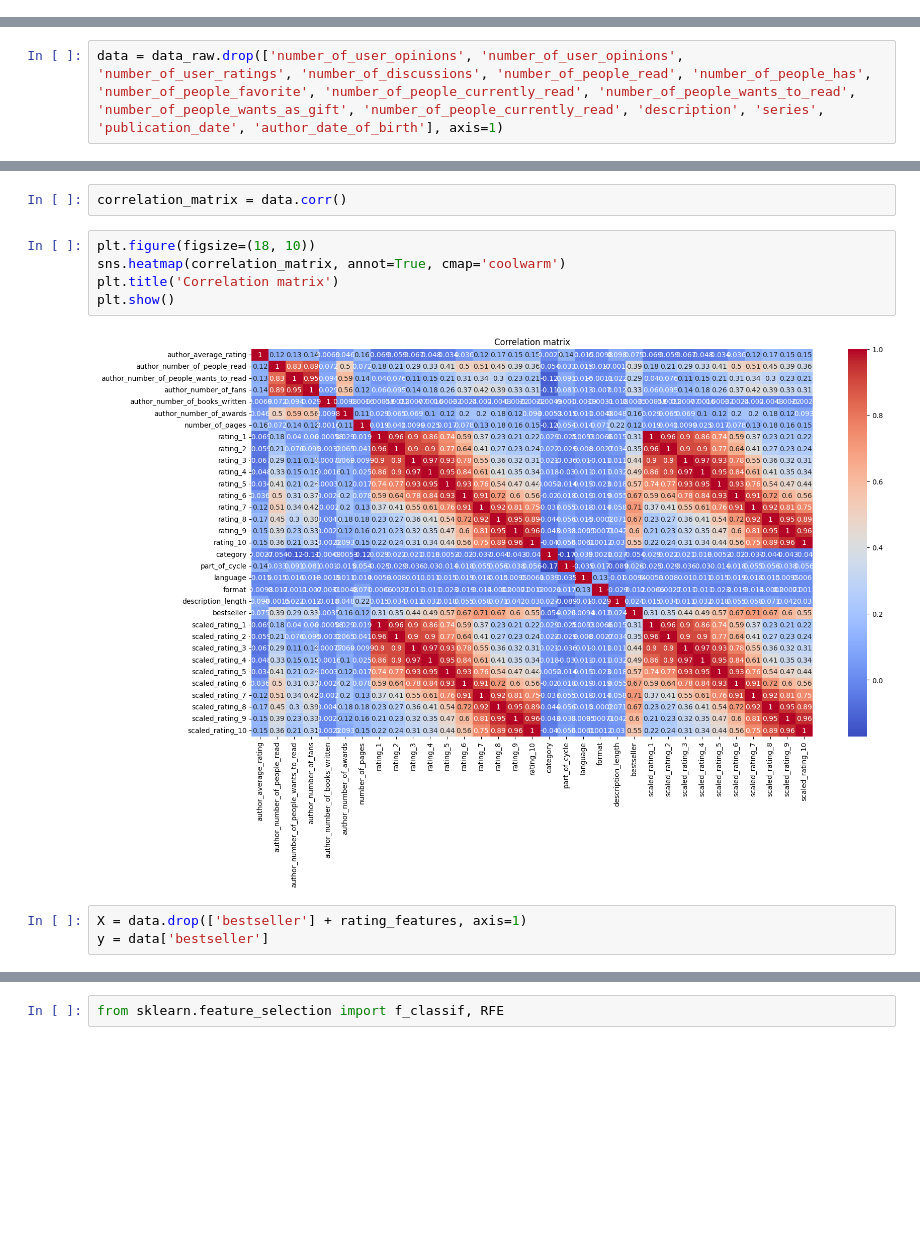
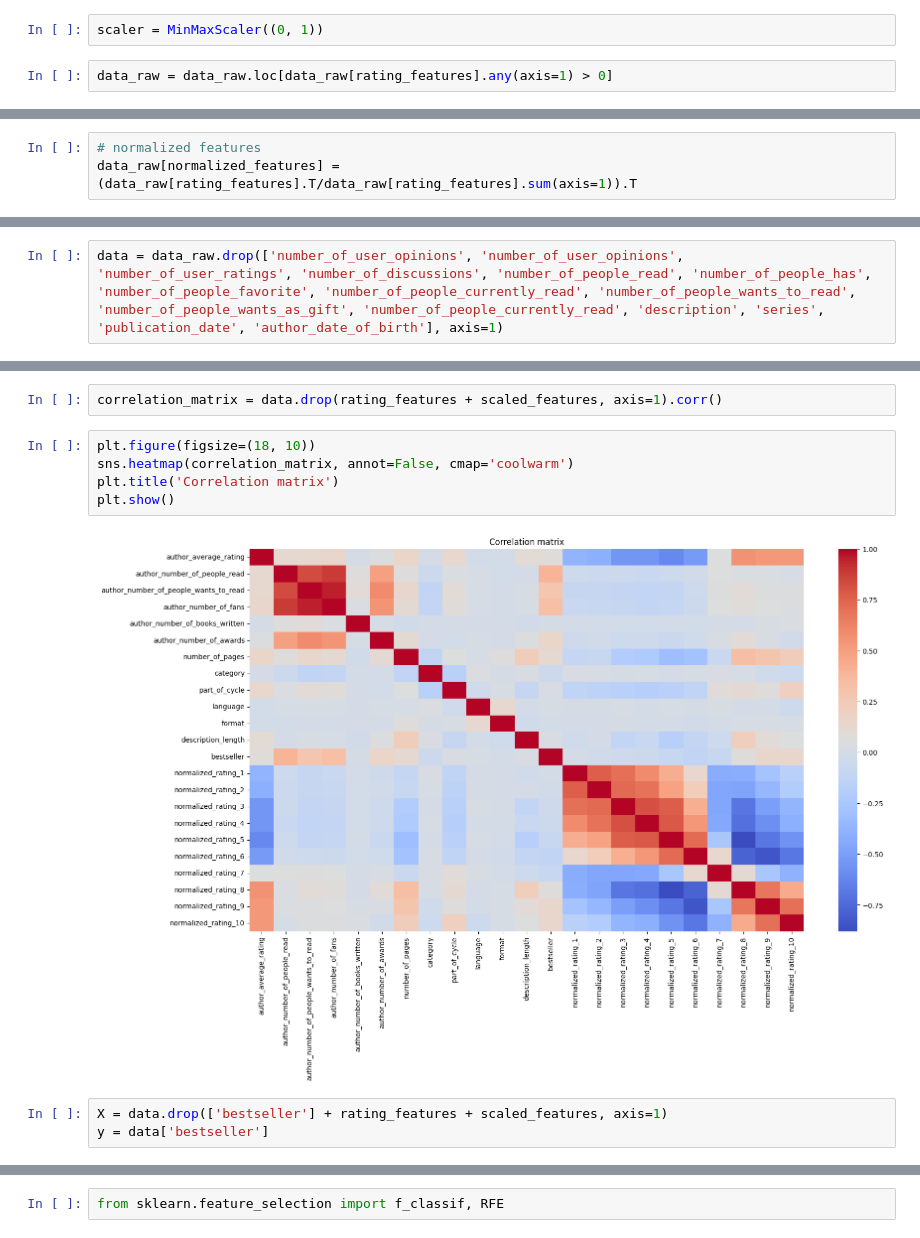
Before and after one commit to beep1000101/lubimyczytac_project, a Jupyter notebook: modelling.ipynb, the cells around one changed output, grey strips where cells are left out. Cells and saved outputs as stored; diff of their text form; blank space fills up the shorter version.

```diff
--- a/modelling.ipynb
+++ b/modelling.ipynb
@@ -41 +41,5 @@ scaler = StandardScaler()
+# %%
+scaler = MinMaxScaler((0, 1))
+# %%
+data_raw = data_raw.loc[data_raw[rating_features].any(axis=1) > 0]
 # %%
@@ -42 +47,4 @@ scaler = StandardScaler()
 data_raw[scaled_features] = scaler.fit_transform(data_raw[rating_features])
+# %%
+# normalized features
+data_raw[normalized_features] = (data_raw[rating_features].T/data_raw[rating_features].sum(axis=1)).T
@@ -78,15 +97,15 @@ Index(['author_average_rating', 'author_number_of_people_read',
       dtype='object')
 # %%
-correlation_matrix = data.corr()
+correlation_matrix = data.drop(rating_features + scaled_features, axis=1).corr()
 # %%
 plt.figure(figsize=(18, 10))
-sns.heatmap(correlation_matrix, annot=True, cmap='coolwarm')
+sns.heatmap(correlation_matrix, annot=False, cmap='coolwarm')
 plt.title('Correlation matrix')
 plt.show()
 # %% [output]
-[figure, old version]
+[figure, new version]
 # %%
-X = data.drop(['bestseller'] + rating_features, axis=1)
+X = data.drop(['bestseller'] + rating_features + scaled_features, axis=1)
 y = data['bestseller']
 # %%
 X_train, X_test, y_train, y_test = train_test_split(X, y, test_size=0.5, random_state=80085)
```
Also changed, not shown: parts of 36 cells of this notebook, 1 other file.
